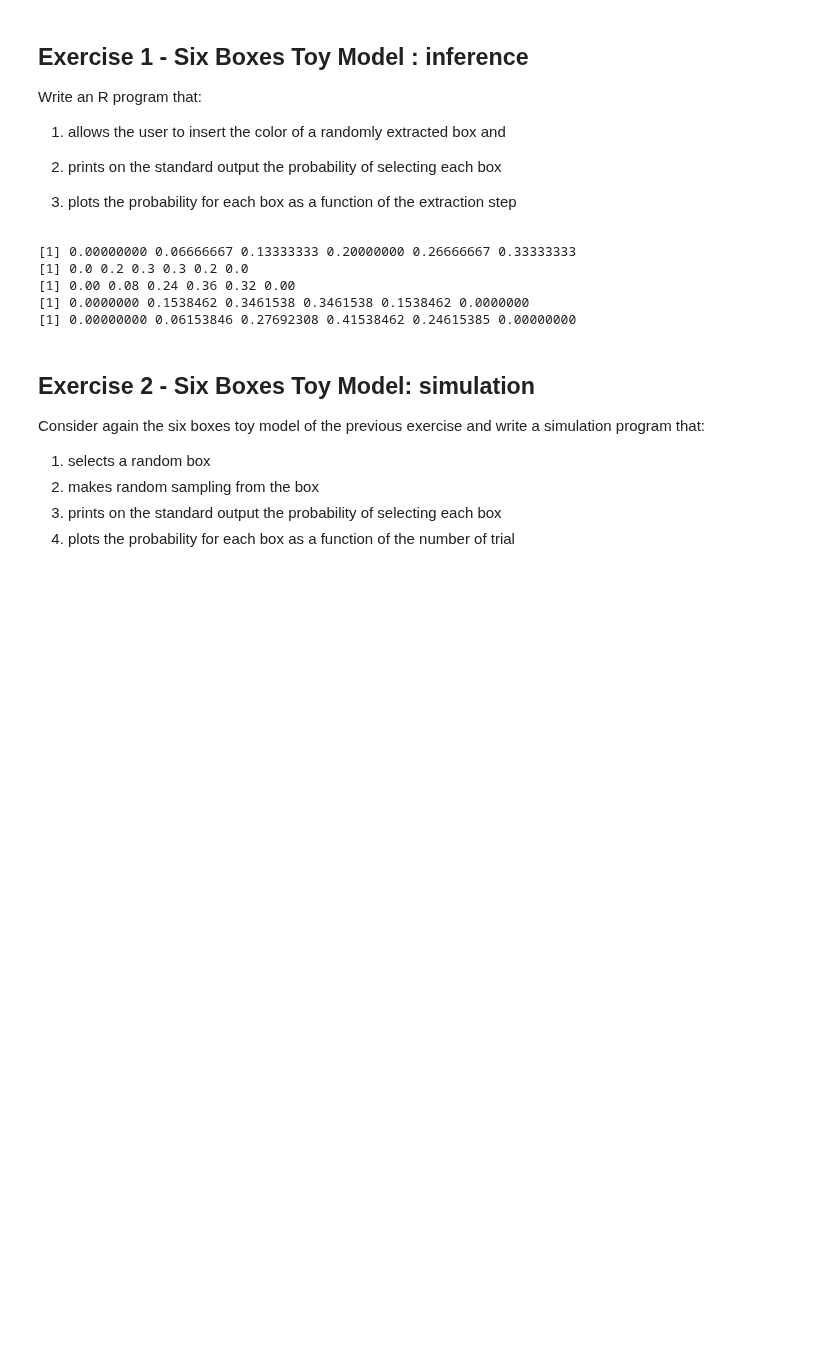
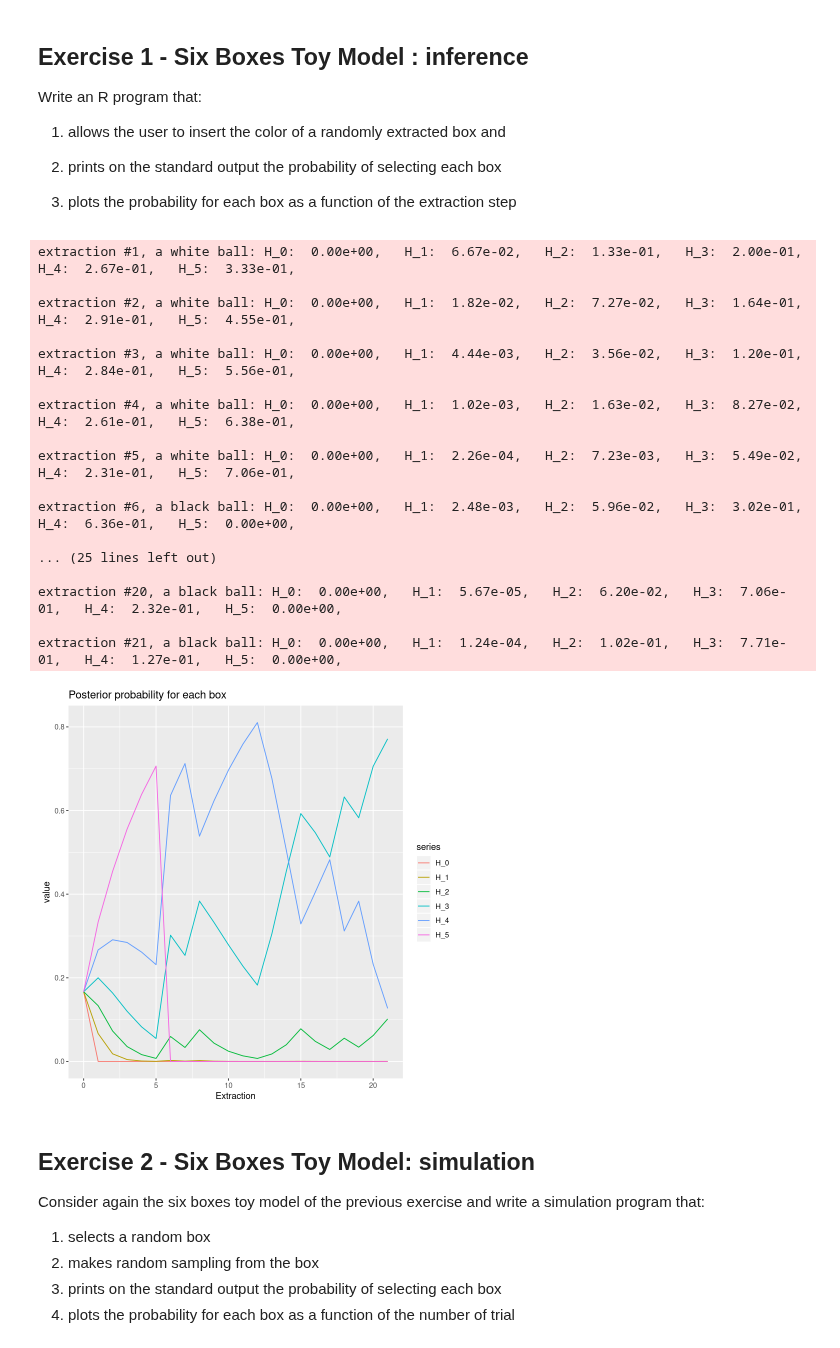
Before and after one commit to eigen-carmona/AdvStats, a Jupyter notebook: lab4/ex4.ipynb, the cells around one changed output. Saved outputs shown, nothing was run; the diff lists cells and outputs as text; code cells hidden in the pictures; blank space fills up the shorter version.

```diff
--- a/lab4/ex4.ipynb
+++ b/lab4/ex4.ipynb
@@ -9,41 +13,66 @@ Write an R program that:
 
 3) plots the probability for each box as a function of the extraction step
 # %%
-# How many draws? N
 # read draw
 # show how likely is each box
 # plot
 box_posts <- function(ex, priors){
+    # Generates the posterior probability for each box given a prior
     lhoods <- 1*ex+(-1)**ex*5:0/5
     almost_posts <- lhoods*priors
     evidence <- sum(almost_posts)
     posts <- almost_posts/evidence
     return(posts)
 }
 
+posts_plot <- function(posteriors,N){
+    # Specialized plot for box posteriors per step
+    posteriors <- tibble(as.data.frame(posteriors))
+    colnames(posteriors) <- c('H_0', 'H_1', 'H_2', 'H_3', 'H_4', 'H_5')
+    posteriors['Extraction'] <- 0:N
+    df <- melt(posteriors, id.vars='Extraction', variable.name = 'series')
+    plotties <- ggplot(df, aes(Extraction,value)) + geom_line(aes(colour = series)) + ggtitle('Posterior probability for each box')
+    return(plotties)
+}
+
+
 missing_draws <- TRUE
 N <- 0
 n_boxes <- 6
 priors <- rep(1/n_boxes,6)
+posts <- priors
 while(missing_draws){
+    N <- N + 1
     new_draw <- readline(prompt = "What's the color? 1 for white, 0 for black.")
     ex <- as.integer(new_draw)
+    color <- ifelse(ex,'white','black')
     priors <- box_posts(ex,priors)
-    print(priors)
+    posts <- rbind(posts,priors)
+    print_posts <- paste(paste0('H_',0:5,':  ',formatC(priors,format = 'e', digits = 2), ',   '), collapse = '')
+    message('extraction #', N, ', a ', color, ' ball', ': ', print_posts)
     missing_draws <- (readline(prompt = "Are there any further extractions? 1 if yes, any other value if not."))
-    if(missing_draws==1){
-        missing_draws <- TRUE
-    }
-    else{
-        missing_draws <- FALSE
-    }
+    missing_draws <- ifelse(missing_draws==1,TRUE,FALSE)
 }
+plot(posts_plot(posts,N))
 # %% [output]
-[1] 0.00000000 0.06666667 0.13333333 0.20000000 0.26666667 0.33333333
-[1] 0.0 0.2 0.3 0.3 0.2 0.0
-[1] 0.00 0.08 0.24 0.36 0.32 0.00
-[1] 0.0000000 0.1538462 0.3461538 0.3461538 0.1538462 0.0000000
-[1] 0.00000000 0.06153846 0.27692308 0.41538462 0.24615385 0.00000000
+extraction #1, a white ball: H_0:  0.00e+00,   H_1:  6.67e-02,   H_2:  1.33e-01,   H_3:  2.00e-01,   H_4:  2.67e-01,   H_5:  3.33e-01,
+
+extraction #2, a white ball: H_0:  0.00e+00,   H_1:  1.82e-02,   H_2:  7.27e-02,   H_3:  1.64e-01,   H_4:  2.91e-01,   H_5:  4.55e-01,
+
+extraction #3, a white ball: H_0:  0.00e+00,   H_1:  4.44e-03,   H_2:  3.56e-02,   H_3:  1.20e-01,   H_4:  2.84e-01,   H_5:  5.56e-01,
+
+extraction #4, a white ball: H_0:  0.00e+00,   H_1:  1.02e-03,   H_2:  1.63e-02,   H_3:  8.27e-02,   H_4:  2.61e-01,   H_5:  6.38e-01,
+
+extraction #5, a white ball: H_0:  0.00e+00,   H_1:  2.26e-04,   H_2:  7.23e-03,   H_3:  5.49e-02,   H_4:  2.31e-01,   H_5:  7.06e-01,
+
+extraction #6, a black ball: H_0:  0.00e+00,   H_1:  2.48e-03,   H_2:  5.96e-02,   H_3:  3.02e-01,   H_4:  6.36e-01,   H_5:  0.00e+00,
+
+... (25 lines left out)
+
+extraction #20, a black ball: H_0:  0.00e+00,   H_1:  5.67e-05,   H_2:  6.20e-02,   H_3:  7.06e-01,   H_4:  2.32e-01,   H_5:  0.00e+00,
+
+extraction #21, a black ball: H_0:  0.00e+00,   H_1:  1.24e-04,   H_2:  1.02e-01,   H_3:  7.71e-01,   H_4:  1.27e-01,   H_5:  0.00e+00,
+[figure, added]
 # %% [markdown]
 ## Exercise 2 - Six Boxes Toy Model: simulation
 Consider again the six boxes toy model of the previous exercise and write a simulation
```
Also changed, not shown: parts of 4 cells of this notebook.
